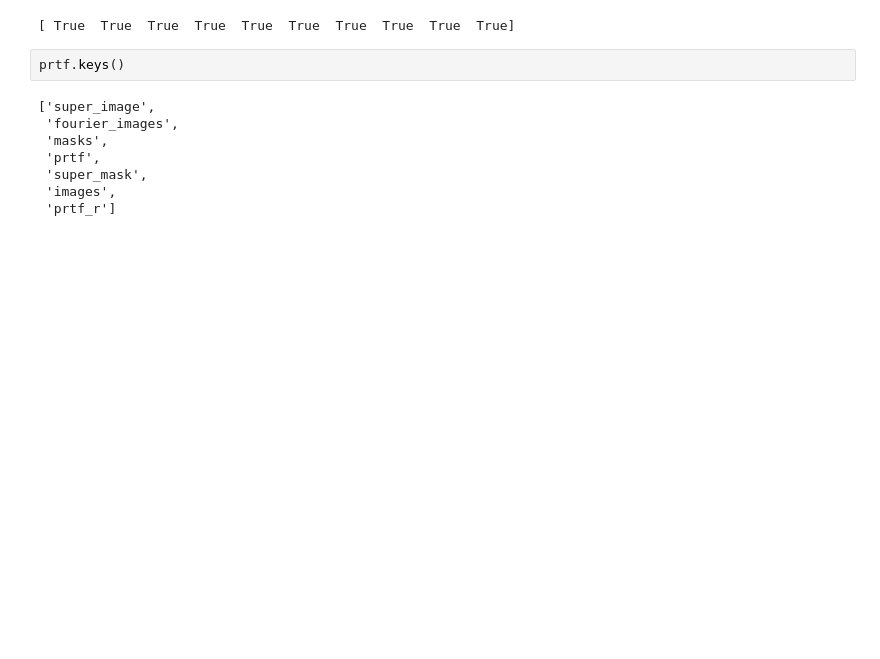
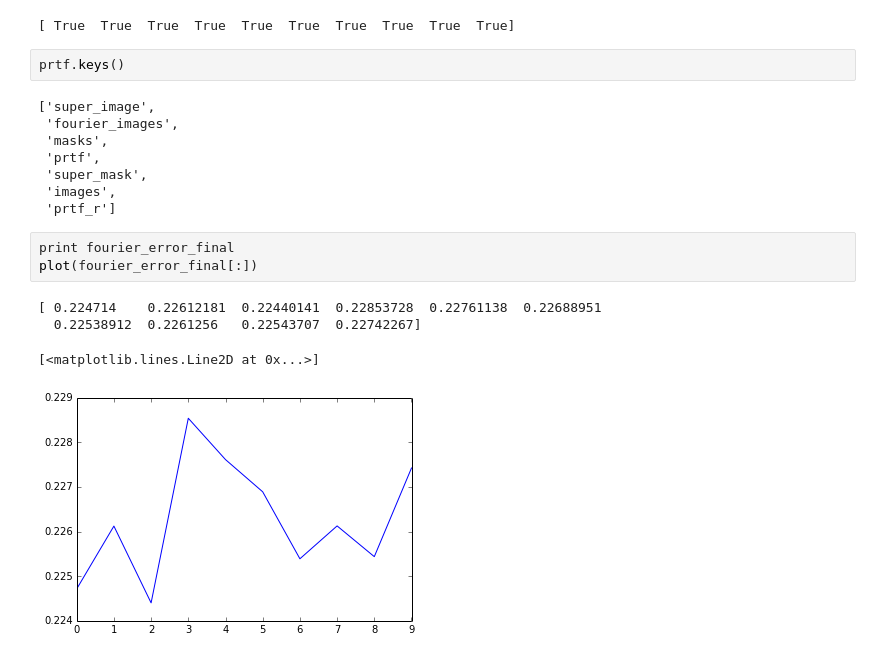
Before and after one commit to mhantke/pbcvcdi, a Jupyter notebook: Phasing2x2.ipynb, the cells around one changed output. Drawn from its saved outputs; the diff is of its cells as text; blank space fills up the shorter version.

```diff
--- a/Phasing2x2.ipynb
+++ b/Phasing2x2.ipynb
@@ -124,6 +138,14 @@ prtf.keys()
  'super_mask',
  'images',
  'prtf_r']
+# %%
+print fourier_error_final
+plot(fourier_error_final[:])
+# %% [output]
+[ 0.224714    0.22612181  0.22440141  0.22853728  0.22761138  0.22688951
+  0.22538912  0.2261256   0.22543707  0.22742267]
+[<matplotlib.lines.Line2D at 0x...>]
+[figure, added]
 # %%
 imshow(abs(prtf["super_image"]))
 # %% [output]
```
Also changed, not shown: parts of 14 cells of this notebook.
